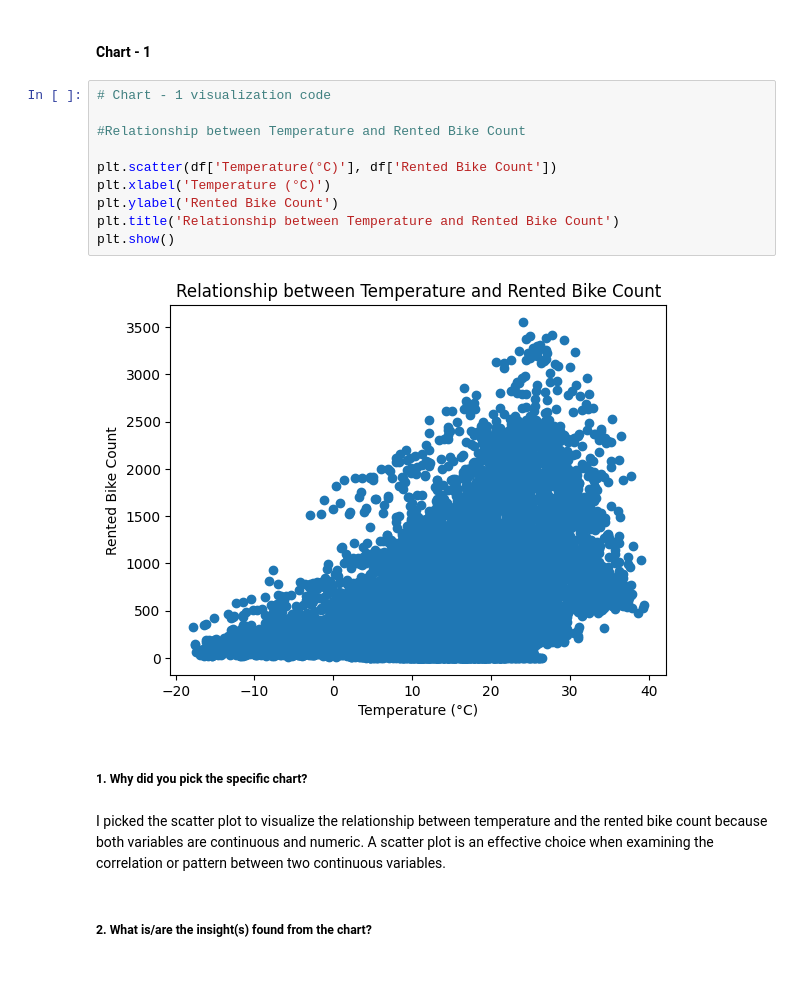
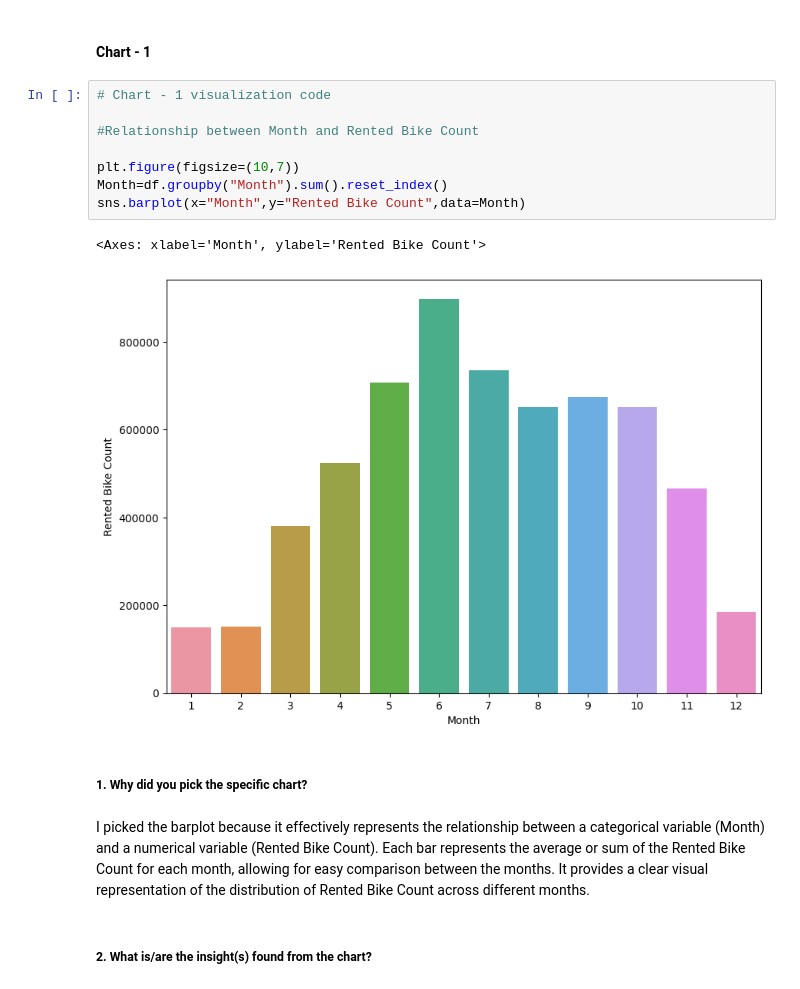
Before and after one commit to Mostaqul143/Bike-Sharing-Demand-Prediction, a Jupyter notebook: Sample ML Submission Template.ipynb, the cells around one changed output. Saved outputs shown, nothing was run; the diff lists cells and outputs as text.

```diff
--- a/Sample ML Submission Template.ipynb
+++ b/Sample ML Submission Template.ipynb
@@ -311,22 +360,21 @@ There are No "MISSING" and "DUPLICATE" Values in my Dataset
 ## ***4. Data Vizualization, Storytelling & Experimenting with charts : Understand the relationships between variables***
 # %% [markdown]
 #### Chart - 1
-# %%
-# Chart - 1 visualization code
-
-#Relationship between Temperature and Rented Bike Count
-
-plt.scatter(df['Temperature(°C)'], df['Rented Bike Count'])
-plt.xlabel('Temperature (°C)')
-plt.ylabel('Rented Bike Count')
-plt.title('Relationship between Temperature and Rented Bike Count')
-plt.show()
-# %% [output]
-[figure, removed]
+# %%
+# Chart - 1 visualization code
+
+#Relationship between Month and Rented Bike Count
+
+plt.figure(figsize=(10,7))
+Month=df.groupby("Month").sum().reset_index()
+sns.barplot(x="Month",y="Rented Bike Count",data=Month)
+# %% [output]
+<Axes: xlabel='Month', ylabel='Rented Bike Count'>
+[figure, added]
 # %% [markdown]
 ##### 1. Why did you pick the specific chart?
-# %% [markdown]
-
-I picked the scatter plot to visualize the relationship between temperature and the rented bike count because both variables are continuous and numeric. A scatter plot is an effective choice when examining the correlation or pattern between two continuous variables.
+# %% [markdown]
+
+I picked the barplot because it effectively represents the relationship between a categorical variable (Month) and a numerical variable (Rented Bike Count). Each bar represents the average or sum of the Rented Bike Count for each month, allowing for easy comparison between the months. It provides a clear visual representation of the distribution of Rented Bike Count across different months.
 # %% [markdown]
 ##### 2. What is/are the insight(s) found from the chart?
```
Also changed, not shown: parts of 235 cells of this notebook.
